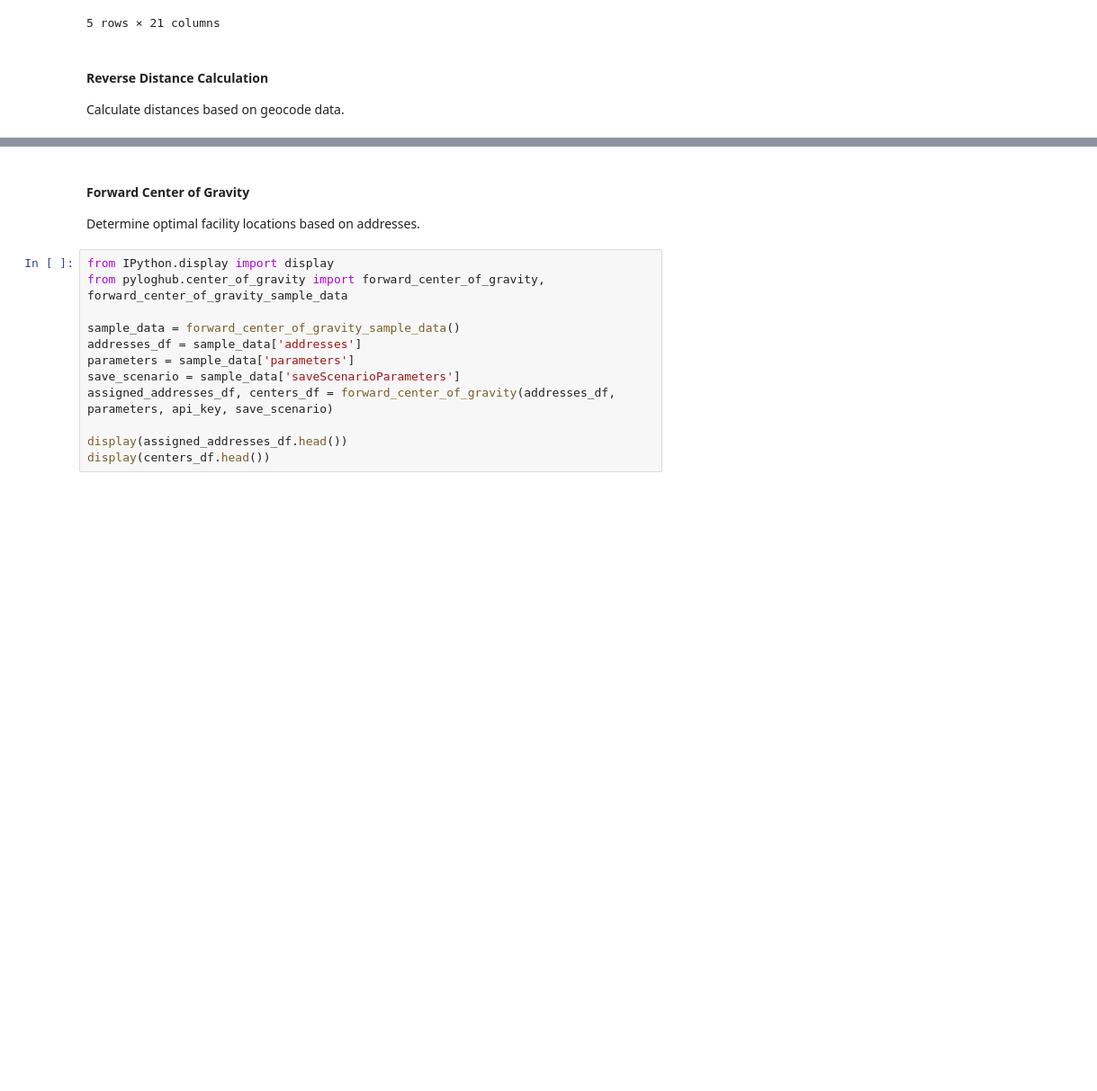
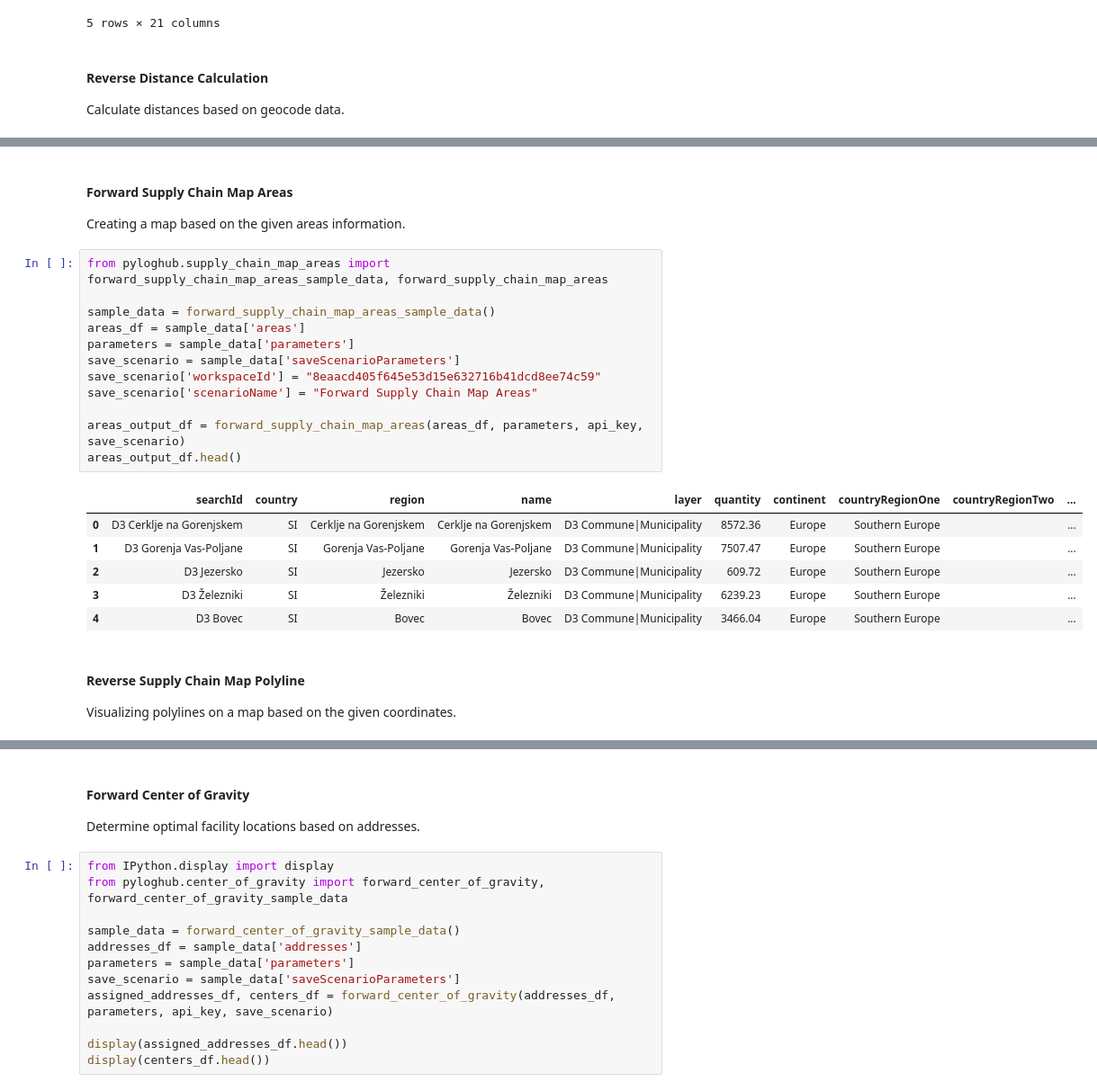
Before and after one commit to log-hub/log-hub-python, a Jupyter notebook: examples/pyloghub_package_demo.ipynb, the cells around one changed output, grey strips where cells are left out. Shown at 90% size. Saved outputs shown, nothing was run; the diff lists cells and outputs as text; blank space fills up the shorter version.

```diff
--- a/examples/pyloghub_package_demo.ipynb
+++ b/examples/pyloghub_package_demo.ipynb
@@ -189,0 +276,25 @@ reverse_center_of_gravity_result_df.head()
+# %% [markdown]
+#### Forward Supply Chain Map Areas
+Creating a map based on the given areas information.
+# %%
+from pyloghub.supply_chain_map_areas import forward_supply_chain_map_areas_sample_data, forward_supply_chain_map_areas
+
+sample_data = forward_supply_chain_map_areas_sample_data()
+areas_df = sample_data['areas']
+parameters = sample_data['parameters']
+save_scenario = sample_data['saveScenarioParameters']
+save_scenario['workspaceId'] = "8eaacd405f645e53d15e632716b41dcd8ee74c59"
+save_scenario['scenarioName'] = "Forward Supply Chain Map Areas"
+
+areas_output_df = forward_supply_chain_map_areas(areas_df, parameters, api_key, save_scenario)
+areas_output_df.head()
+# %% [output]
+|  | searchId | country | region | name | layer | quantity | continent | countryRegionOne | countryRegionTwo | ... |
+| 0 | D3 Cerklje na Gorenjskem | SI | Cerklje na Gorenjskem | Cerklje na Gorenjskem | D3 Commune|Municipality | 8572.36 | Europe | Southern Europe |  | ... |
+| 1 | D3 Gorenja Vas-Poljane | SI | Gorenja Vas-Poljane | Gorenja Vas-Poljane | D3 Commune|Municipality | 7507.47 | Europe | Southern Europe |  | ... |
+| 2 | D3 Jezersko | SI | Jezersko | Jezersko | D3 Commune|Municipality | 609.72 | Europe | Southern Europe |  | ... |
+| 3 | D3 Železniki | SI | Železniki | Železniki | D3 Commune|Municipality | 6239.23 | Europe | Southern Europe |  | ... |
+| 4 | D3 Bovec | SI | Bovec | Bovec | D3 Commune|Municipality | 3466.04 | Europe | Southern Europe |  | ... |
+# %% [markdown]
+#### Reverse Supply Chain Map Polyline
+Visualizing polylines on a map based on the given coordinates.
```
Also changed, not shown: parts of 70 cells of this notebook, 2 other files.
